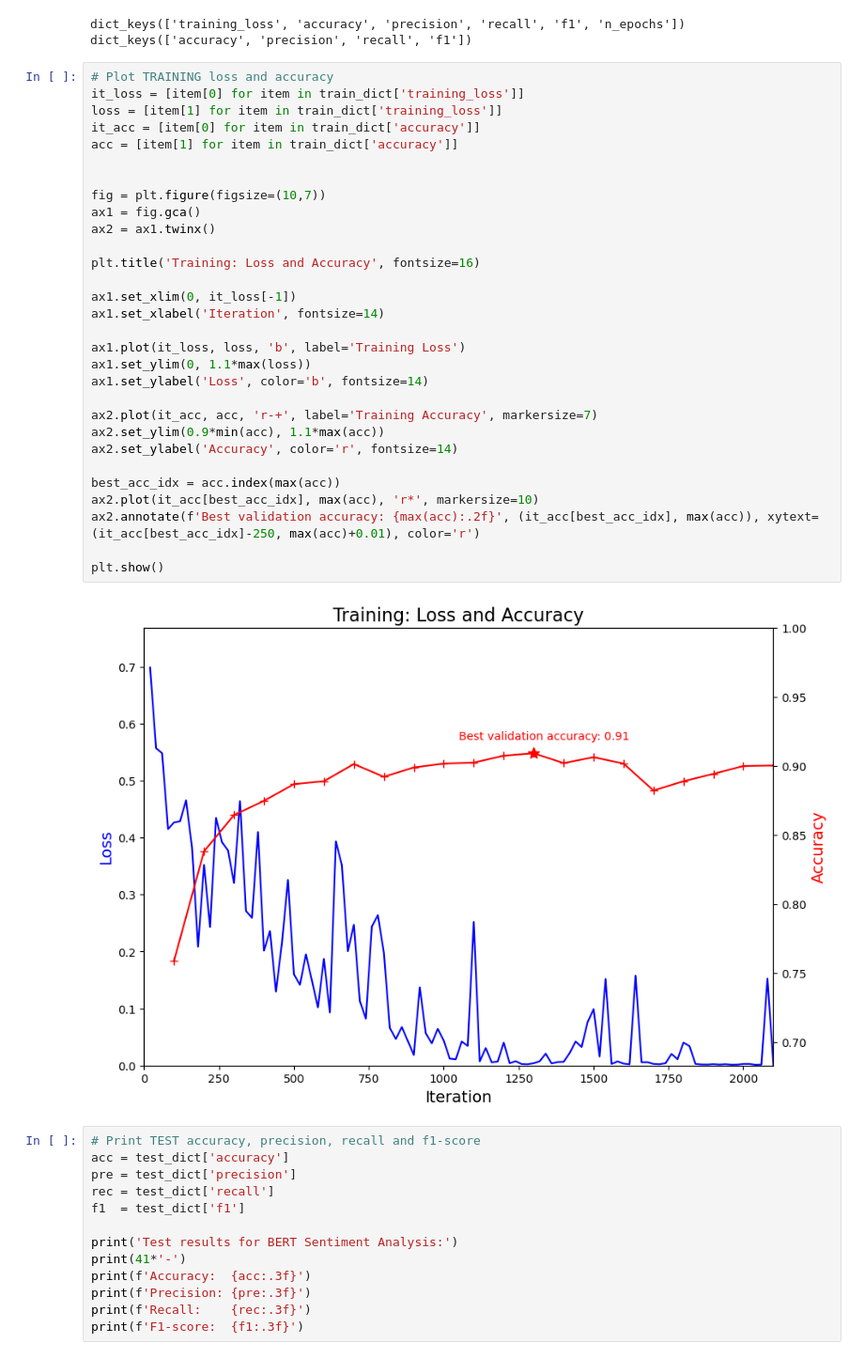
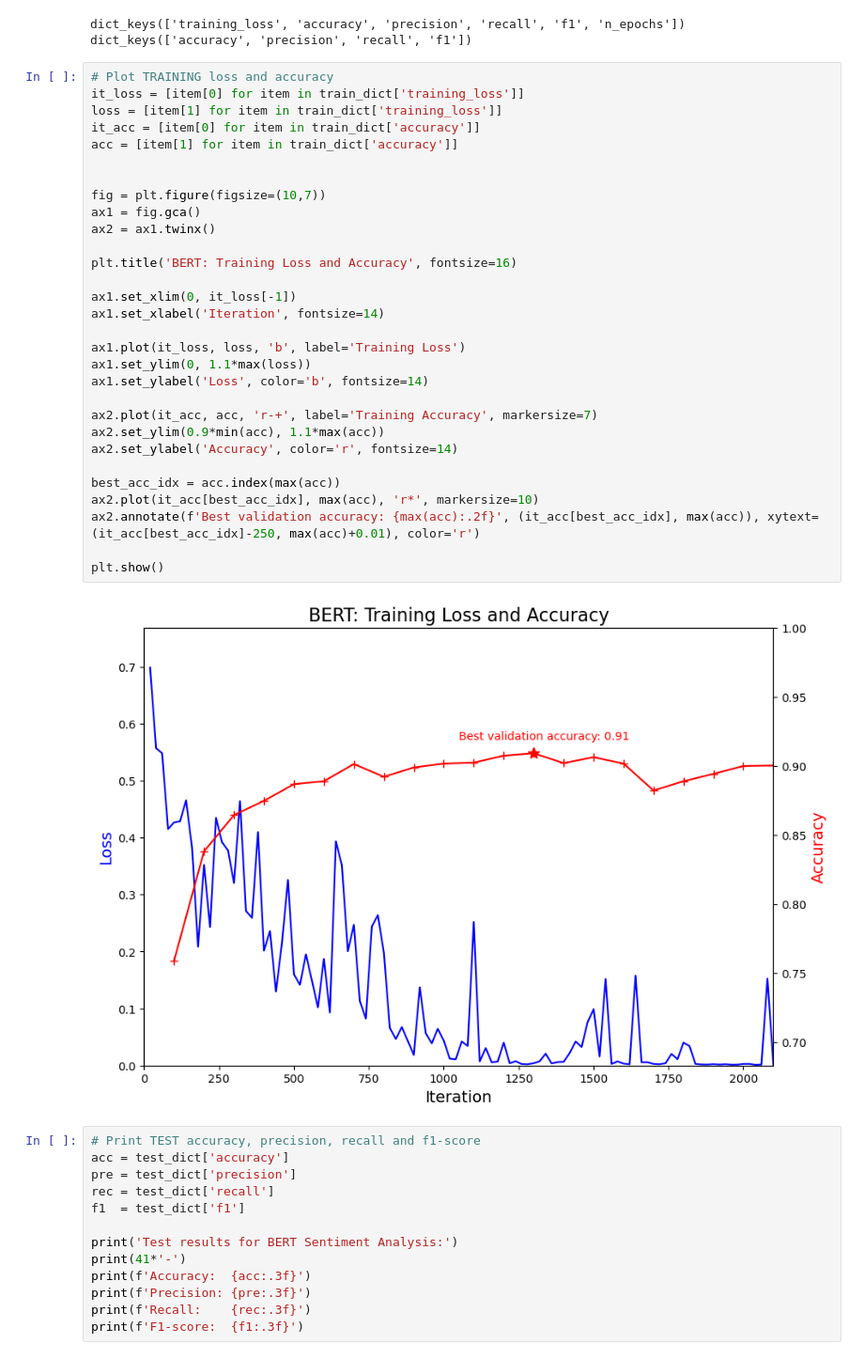
Before and after one commit to homolan13/twitter_mental_health, a Jupyter notebook: project_TimYanis.ipynb, the cells around one changed output. Shown at 94% size. Cells and saved outputs as stored; diff of their text form.

```diff
--- a/project_TimYanis.ipynb
+++ b/project_TimYanis.ipynb
@@ -695,35 +699,35 @@ dict_keys(['accuracy', 'precision', 'recall', 'f1'])
 # %%
 # Plot TRAINING loss and accuracy
 it_loss = [item[0] for item in train_dict['training_loss']]
 loss = [item[1] for item in train_dict['training_loss']]
 it_acc = [item[0] for item in train_dict['accuracy']]
 acc = [item[1] for item in train_dict['accuracy']]
 
 
 fig = plt.figure(figsize=(10,7))
 ax1 = fig.gca()
 ax2 = ax1.twinx()
 
-plt.title('Training: Loss and Accuracy', fontsize=16)
+plt.title('BERT: Training Loss and Accuracy', fontsize=16)
 
 ax1.set_xlim(0, it_loss[-1])
 ax1.set_xlabel('Iteration', fontsize=14)
 
 ax1.plot(it_loss, loss, 'b', label='Training Loss')
 ax1.set_ylim(0, 1.1*max(loss))
 ax1.set_ylabel('Loss', color='b', fontsize=14)
 
 ax2.plot(it_acc, acc, 'r-+', label='Training Accuracy', markersize=7)
 ax2.set_ylim(0.9*min(acc), 1.1*max(acc))
 ax2.set_ylabel('Accuracy', color='r', fontsize=14)
 
 best_acc_idx = acc.index(max(acc))
 ax2.plot(it_acc[best_acc_idx], max(acc), 'r*', markersize=10)
 ax2.annotate(f'Best validation accuracy: {max(acc):.2f}', (it_acc[best_acc_idx], max(acc)), xytext=(it_acc[best_acc_idx]-250, max(acc)+0.01), color='r')
 
 plt.show()
 # %% [output]
-[figure, old version]
+[figure, new version]
 # %%
 # Print TEST accuracy, precision, recall and f1-score
 acc = test_dict['accuracy']
```
Also changed, not shown: parts of 8 cells of this notebook, 4 other files.
